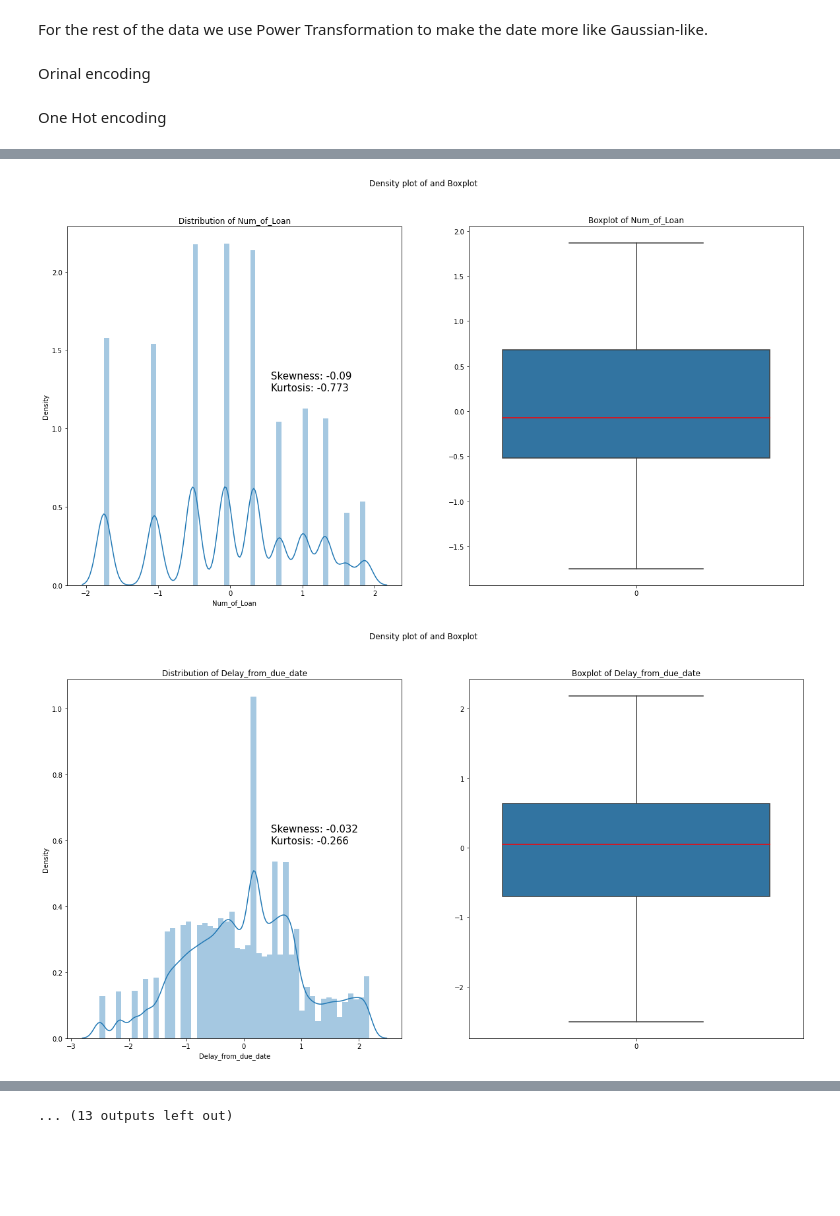
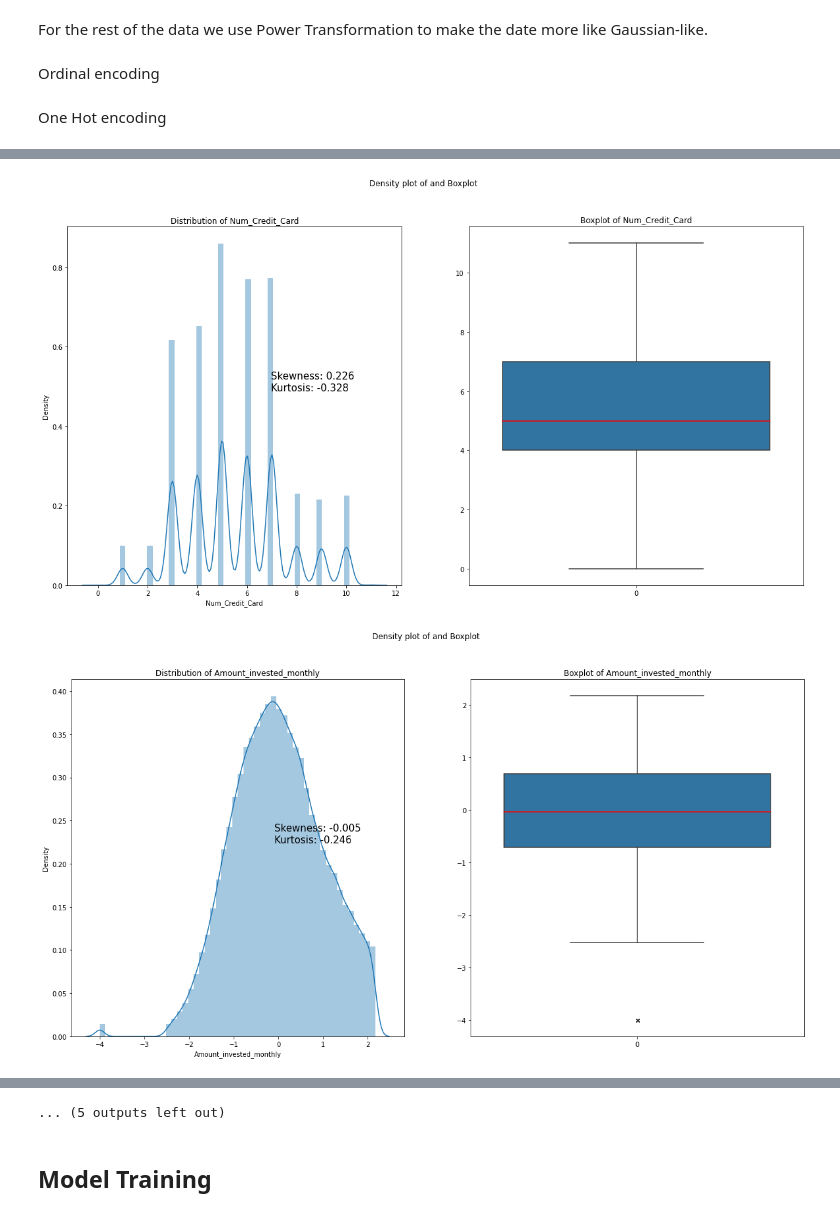
Before and after one commit to ptrGSKA/Credit_Score_Classification, a Jupyter notebook: credit_score_classification.ipynb, the cells around one changed output, grey strips where cells are left out. Cells and saved outputs as stored; diff of their text form; code cells hidden in the pictures; blank space fills up the shorter version.

Commit message:
Performed first model build and test with hyperparameter tuning. Modified encoding and data cleaning

```diff
--- a/credit_score_classification.ipynb
+++ b/credit_score_classification.ipynb
@@ -427,9 +433,3 @@ outlierTreat('Interest_Rate')
 
 # Imputing the interest rate for each customer based on their existing rate.
 groupImputer('Interest_Rate')
-
-'''df_train.loc[df_train['Interest_Rate'] > 80, 'Interest_Rate'] = np.NaN
-df_train_interest = pd.DataFrame(df_train['Interest_Rate'])
-simple_imputer = SimpleImputer(strategy = 'most_frequent')
-df_train_interest = pd.DataFrame(simple_imputer.fit_transform(df_train_interest))
-df_train['Interest_Rate'] = df_train_interest'''
@@ -695,22 +697,30 @@ pt_transformer = PowerTransformer(method = 'yeo-johnson', standardize = True)
 for col in pt_trans_col:
     df_train[col] = pt_transformer.fit_transform(df_train[col].values.reshape(-1,1))
 # %% [markdown]
-Orinal encoding
+Ordinal encoding
 # %%
-ord_enc_cols = ['Payment_Behaviour', 'Credit_Score']
+ord_enc_cols = ['Payment_Behaviour', 'Credit_Score','Credit_Mix', 'Payment_of_Min_Amount']
 ord_encoder = OrdinalEncoder()
 for col in ord_enc_cols:
     df_train[col] = ord_encoder.fit_transform(df_train[col].values.reshape(-1,1))
 # %% [markdown]
 One Hot encoding
 # %%
-dummy_cols = ['Credit_Mix', 'Payment_of_Min_Amount'] # possibly Occupation also
+dummy_cols = ['Occupation'] # 'Credit_Mix', 'Payment_of_Min_Amount'
 
 for col in dummy_cols:
     encoded = pd.get_dummies(df_train[col], prefix=col)
     df_train = pd.concat((df_train, encoded), axis=1).drop(col, axis=1)
+# %%
+freq_map = df_train['Type_of_Loan'].value_counts(normalize=True).to_dict()
+df_train['Type_of_Loan'] = df_train['Type_of_Loan'].map(freq_map)
 # %%
-for col in df_train.select_dtypes(include='number').columns:
+numeric_cols = ['Age', 'Annual_Income','Outstanding_Debt', 'Monthly_Inhand_Salary', 'Total_EMI_per_month',
+                'Num_Bank_Accounts', 'Num_Credit_Card', 'Amount_invested_monthly', 'Monthly_Balance',
+                'Interest_Rate', 'Num_of_Loan', 'Delay_from_due_date', 'Changed_Credit_Limit', 'Num_Credit_Inquiries',
+                'Num_of_Delayed_Payment', 'Credit_Utilization_Ratio', 'Credit_History_Age']
+
+for col in numeric_cols:
       plt.figure(figsize=(20,10))
       plt.subplot(121)
       sns.distplot(df_train[col])
@@ -737,2 +747,2 @@ for col in df_train.select_dtypes(include='number').columns:
-[figure, old version]
+[figure, new version]
-[figure, old version]
+[figure, new version]
@@ -743 +753,3 @@ for col in df_train.select_dtypes(include='number').columns:
-... (13 outputs left out)
+... (5 outputs left out)
+# %% [markdown]
+## Model Training
```
Also changed, not shown: parts of 20 cells of this notebook.
